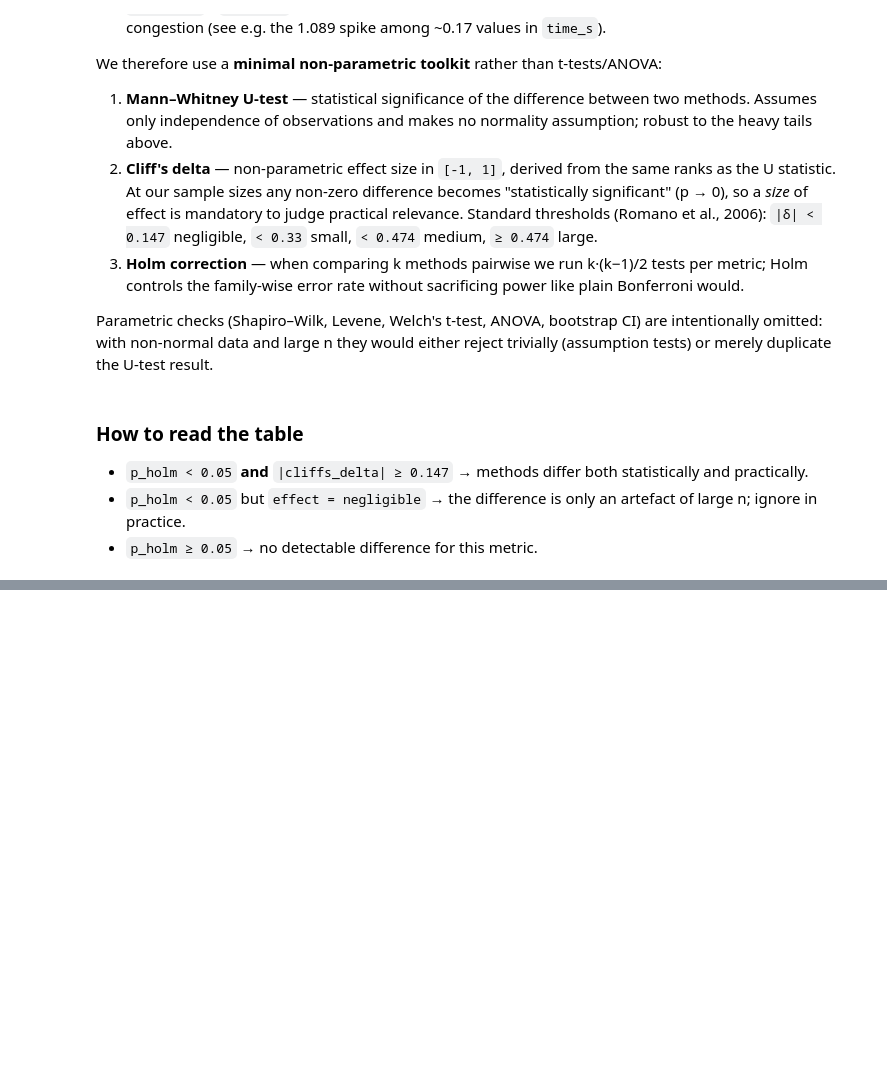
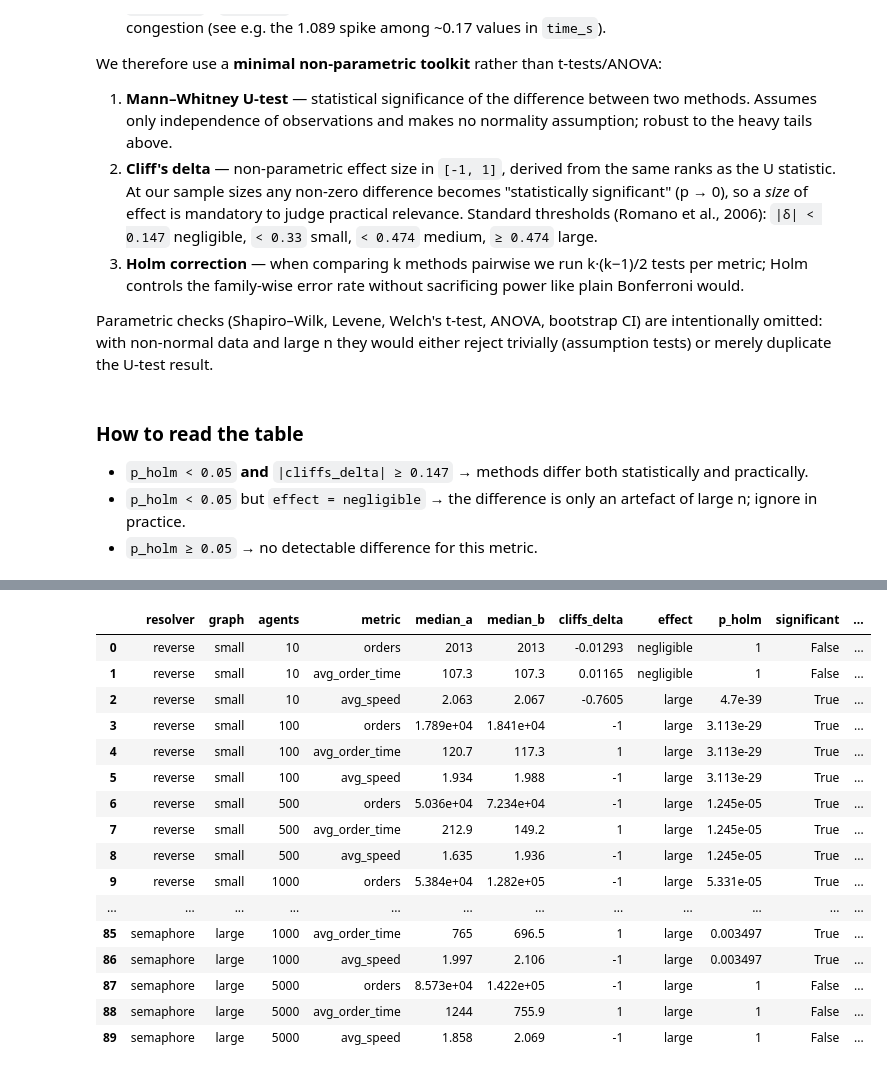
Before and after one commit to iktovr/master-diploma, a Jupyter notebook: src/demo/report.ipynb, the cells around one changed output, grey strips where cells are left out. Saved outputs shown, nothing was run; the diff lists cells and outputs as text; code cells hidden in the pictures; blank space fills up the shorter version.

```diff
--- a/src/demo/report.ipynb
+++ b/src/demo/report.ipynb
@@ -31,8 +31,11 @@ import numpy as np
 import pandas as pd
 from scipy import stats
 from statsmodels.stats.multitest import multipletests
+from cliffs_delta import cliffs_delta
 
 pd.set_option('display.float_format', lambda v: f'{v:.4g}')
+pd.set_option('display.max_rows', None)
+pd.set_option('display.max_columns', None)
 
 # Columns considered numeric metrics in the sweep CSVs.
 METRIC_COLUMNS = [
@@ -46,13 +49,15 @@ METRIC_COLUMNS = [
 # %% [markdown]
 ## Loading
 # %%
-def load_run(csv_path: str | Path) -> pd.DataFrame:
+def load_run(csv_path: str | Path) -> pd.DataFrame | None:
     """Load a single per-combo CSV produced by run_sweep.py.
 
     Returns a DataFrame in which the known metric columns are numeric
     (with the literal '-' coerced to NaN). All other columns are left as is.
     """
     df = pd.read_csv(csv_path, dtype=str, keep_default_na=False)
+    if df.size == 0:
+        return None
     for col in METRIC_COLUMNS:
         if col in df.columns:
             df[col] = pd.to_numeric(df[col].replace('-', np.nan), errors='coerce')
@@ -70,7 +75,9 @@ def load_runs(directory: str | Path, pattern: str = '*.csv') -> dict[str, pd.Dat
     directory = Path(directory)
     runs: dict[str, pd.DataFrame] = {}
     for path in sorted(directory.glob(pattern)):
-        runs[path.stem] = load_run(path)
+        data = load_run(path)
+        if data is not None:
+            runs[path.stem] = data
     return runs
 
 
@@ -119,18 +126,6 @@ Parametric checks (Shapiro–Wilk, Levene, Welch's t-test, ANOVA, bootstrap CI)
 intentionally omitted: with non-normal data and large n they would either reject
 trivially (assumption tests) or merely duplicate the U-test result.
 # %%
-def cliffs_delta(a: np.ndarray, b: np.ndarray) -> float:
-    """Non-parametric effect size in [-1, 1].
-
-    delta = P(A > B) - P(A < B), estimated from the samples.
-    """
-    a = np.asarray(a)
-    b = np.asarray(b)
-    gt = int((a[:, None] > b[None, :]).sum())
-    lt = int((a[:, None] < b[None, :]).sum())
-    return (gt - lt) / (a.size * b.size)
-
-
 def _delta_magnitude(delta: float) -> str:
     ad = abs(delta)
     if ad < 0.147:
@@ -148,7 +143,7 @@ def compare_pair(runs: dict[str, pd.DataFrame],
     a = runs[combo_a][metric].dropna().to_numpy()
     b = runs[combo_b][metric].dropna().to_numpy()
     u_stat, p = stats.mannwhitneyu(a, b, alternative='two-sided')
-    delta = cliffs_delta(a, b)
+    delta = cliffs_delta(a, b)[0]
     return pd.Series({
         'metric': metric,
         'a': combo_a,
@@ -258,0 +349,37 @@ compare_all_pairs(runs, 'avg_wait')
+# %%
+rows_31 = []
+winner_router: dict[tuple[str, str, int], str] = {}
+for resolver in ('reverse', 'semaphore'):
+    for graph in GRAPH_ORDER:
+        for agents in AGENTS_ORDER:
+            tbl, winner = compare_routers_for_resolver(runs_active, graph, agents, resolver)
+            if tbl is None:
+                continue
+            rows_31.append(tbl)
+            winner_router[(resolver, graph, agents)] = winner
+
+table_31 = pd.concat(rows_31, ignore_index=True)[
+    ['resolver', 'graph', 'agents', 'metric',
+     'median_a', 'median_b', 'cliffs_delta', 'effect',
+     'p_holm', 'significant', 'vote']
+]
+
+display(table_31)
+# %% [output]
+|  | resolver | graph | agents | metric | median_a | median_b | cliffs_delta | effect | p_holm | significant | ... |
+| 0 | reverse | small | 10 | orders | 2013 | 2013 | -0.01293 | negligible | 1 | False | ... |
+| 1 | reverse | small | 10 | avg_order_time | 107.3 | 107.3 | 0.01165 | negligible | 1 | False | ... |
+| 2 | reverse | small | 10 | avg_speed | 2.063 | 2.067 | -0.7605 | large | 4.7e-39 | True | ... |
+| 3 | reverse | small | 100 | orders | 1.789e+04 | 1.841e+04 | -1 | large | 3.113e-29 | True | ... |
+| 4 | reverse | small | 100 | avg_order_time | 120.7 | 117.3 | 1 | large | 3.113e-29 | True | ... |
+| 5 | reverse | small | 100 | avg_speed | 1.934 | 1.988 | -1 | large | 3.113e-29 | True | ... |
+| 6 | reverse | small | 500 | orders | 5.036e+04 | 7.234e+04 | -1 | large | 1.245e-05 | True | ... |
+| 7 | reverse | small | 500 | avg_order_time | 212.9 | 149.2 | 1 | large | 1.245e-05 | True | ... |
+| 8 | reverse | small | 500 | avg_speed | 1.635 | 1.936 | -1 | large | 1.245e-05 | True | ... |
+| 9 | reverse | small | 1000 | orders | 5.384e+04 | 1.282e+05 | -1 | large | 5.331e-05 | True | ... |
+| ... | ... | ... | ... | ... | ... | ... | ... | ... | ... | ... | ... |
+| 85 | semaphore | large | 1000 | avg_order_time | 765 | 696.5 | 1 | large | 0.003497 | True | ... |
+| 86 | semaphore | large | 1000 | avg_speed | 1.997 | 2.106 | -1 | large | 0.003497 | True | ... |
+| 87 | semaphore | large | 5000 | orders | 8.573e+04 | 1.422e+05 | -1 | large | 1 | False | ... |
+| 88 | semaphore | large | 5000 | avg_order_time | 1244 | 755.9 | 1 | large | 1 | False | ... |
+| 89 | semaphore | large | 5000 | avg_speed | 1.858 | 2.069 | -1 | large | 1 | False | ... |
```
Also changed, not shown: parts of 22 cells of this notebook, 11 other files.
